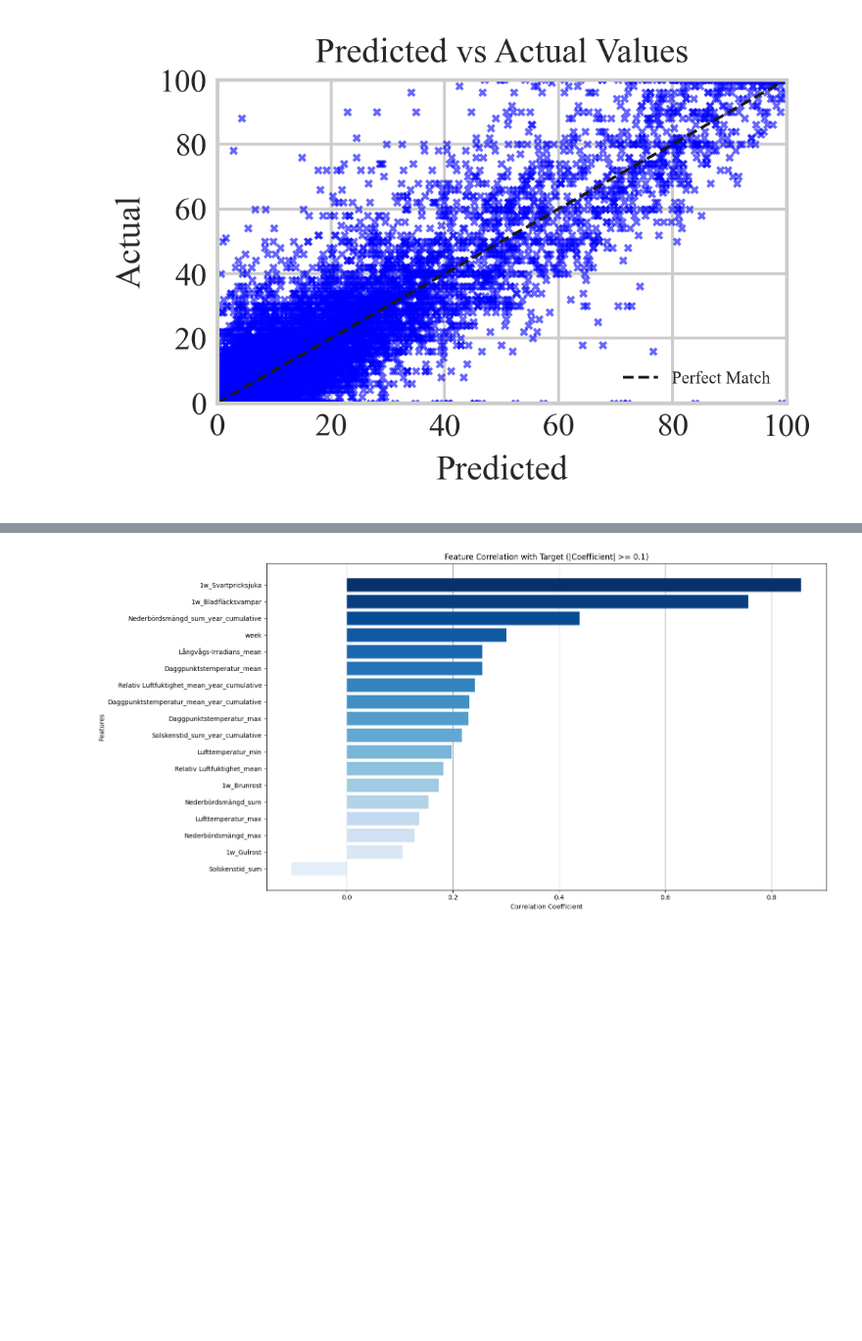
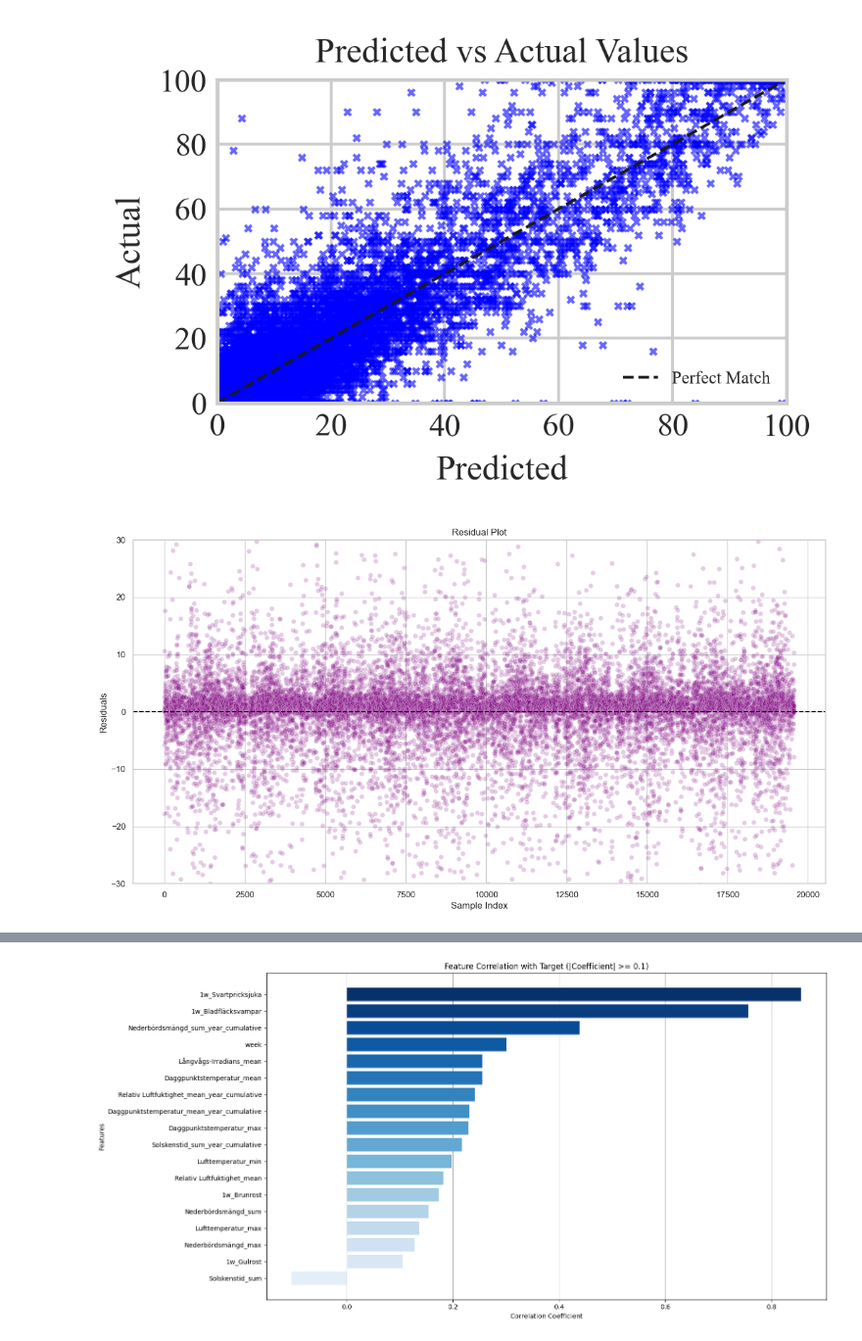
Before and after one commit to mosmar99/Pest-Outbrakes, a Jupyter notebook: results.ipynb, the cells around one changed output, grey strips where cells are left out. Shown at 98% size. Cells and saved outputs as stored; diff of their text form; code cells hidden in the pictures; blank space fills up the shorter version.

```diff
--- a/results.ipynb
+++ b/results.ipynb
@@ -773,3 +773,36 @@ plt.savefig('best_model_scatter.png')
 plt.show()
 # %% [output]
 [figure]
+# %%
+import numpy as np
+import matplotlib.pyplot as plt
+import seaborn as sns
+
+# Assuming actuals and predictions_HistGradientBoostingRegressor are defined as DataFrames
+# Convert DataFrames to 1D NumPy arrays
+actuals_flat = actuals.values.ravel()  # Convert to NumPy array and flatten
+predictions_flat = predictions_HistGradientBoostingRegressor.values.ravel()  # Convert to NumPy array and flatten
+
+# Calculate residuals
+residuals =  predictions_flat - actuals_flat
+
+# Create the residual plot
+plt.figure(figsize=(16, 8))
+sns.scatterplot(x=range(len(residuals)), y=residuals, color='purple', alpha=0.2)
+
+# Add a horizontal line at y=0
+plt.axhline(0, color='black', linestyle='--')
+plt.ylim([-30, 30])
+
+# Add labels and title
+plt.xlabel('Sample Index')
+plt.ylabel('Residuals')
+plt.title('Residual Plot')
+
+# Add grid for better readability
+plt.grid(True)
+
+# Show the plot
+plt.show()
+# %% [output]
+[figure, added]
```
Also changed, not shown: parts of 2 cells of this notebook.
